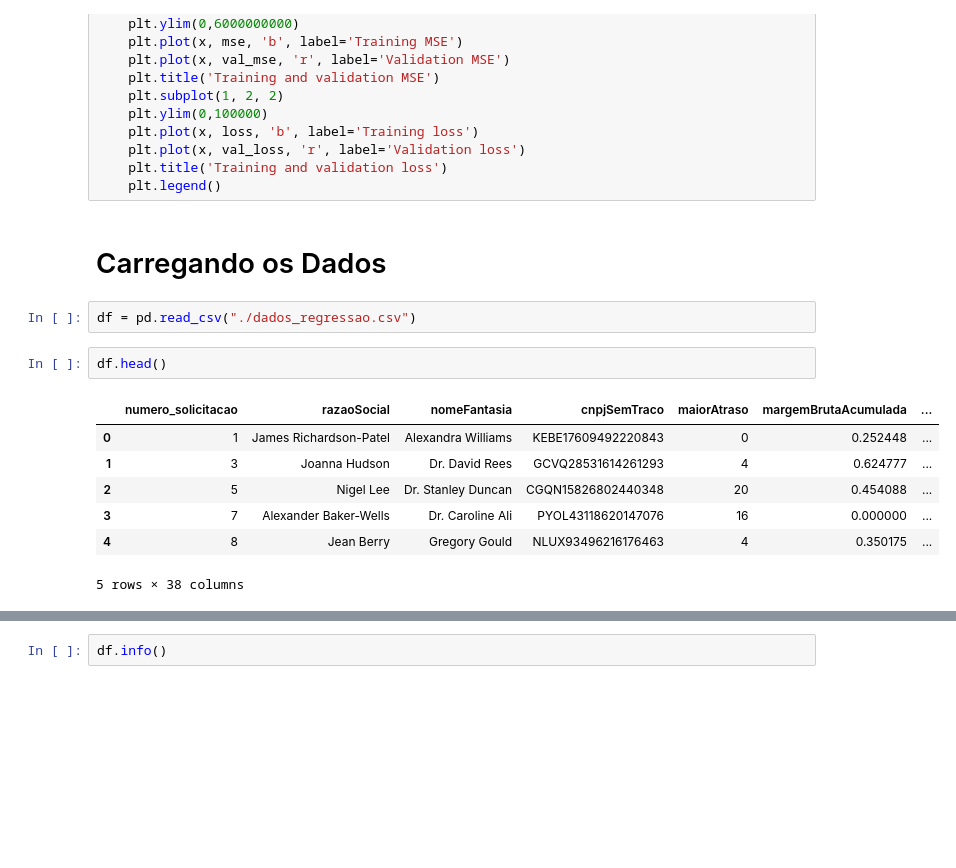
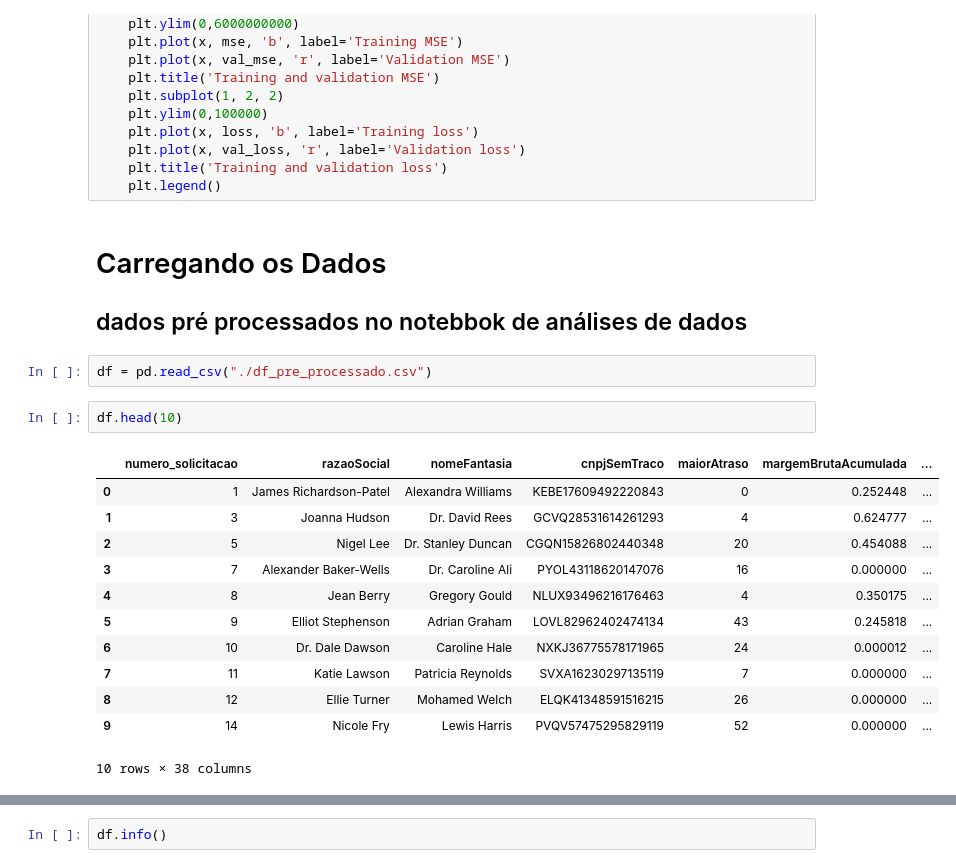
Before and after one commit to hgf777-br/trabalho-final-bootcamp, a Jupyter notebook: Ex3-hgf.ipynb, the cells around one changed output, grey strips where cells are left out. Cells and saved outputs as stored; diff of their text form; blank space fills up the shorter version.

```diff
--- a/Ex3-hgf.ipynb
+++ b/Ex3-hgf.ipynb
@@ -56,15 +56,21 @@ def plot_history(history):
     plt.legend()
 # %% [markdown]
 # Carregando os Dados
+## dados pré processados no notebbok de análises de dados
 # %%
-df = pd.read_csv("./dados_regressao.csv")
+df = pd.read_csv("./df_pre_processado.csv")
 # %%
-df.head()
+df.head(10)
 # %% [output]
 |  | numero_solicitacao | razaoSocial | nomeFantasia | cnpjSemTraco | maiorAtraso | margemBrutaAcumulada | ... |
 | 0 | 1 | James Richardson-Patel | Alexandra Williams | KEBE17609492220843 | 0 | 0.252448 | ... |
 | 1 | 3 | Joanna Hudson | Dr. David Rees | GCVQ28531614261293 | 4 | 0.624777 | ... |
 | 2 | 5 | Nigel Lee | Dr. Stanley Duncan | CGQN15826802440348 | 20 | 0.454088 | ... |
 | 3 | 7 | Alexander Baker-Wells | Dr. Caroline Ali | PYOL43118620147076 | 16 | 0.000000 | ... |
 | 4 | 8 | Jean Berry | Gregory Gould | NLUX93496216176463 | 4 | 0.350175 | ... |
+| 5 | 9 | Elliot Stephenson | Adrian Graham | LOVL82962402474134 | 43 | 0.245818 | ... |
+| 6 | 10 | Dr. Dale Dawson | Caroline Hale | NXKJ36775578171965 | 24 | 0.000012 | ... |
+| 7 | 11 | Katie Lawson | Patricia Reynolds | SVXA16230297135119 | 7 | 0.000000 | ... |
+| 8 | 12 | Ellie Turner | Mohamed Welch | ELQK41348591516215 | 26 | 0.000000 | ... |
+| 9 | 14 | Nicole Fry | Lewis Harris | PVQV57475295829119 | 52 | 0.000000 | ... |
-5 rows × 38 columns
+10 rows × 38 columns
```
Also changed, not shown: parts of 4 cells of this notebook, 1 other file.
